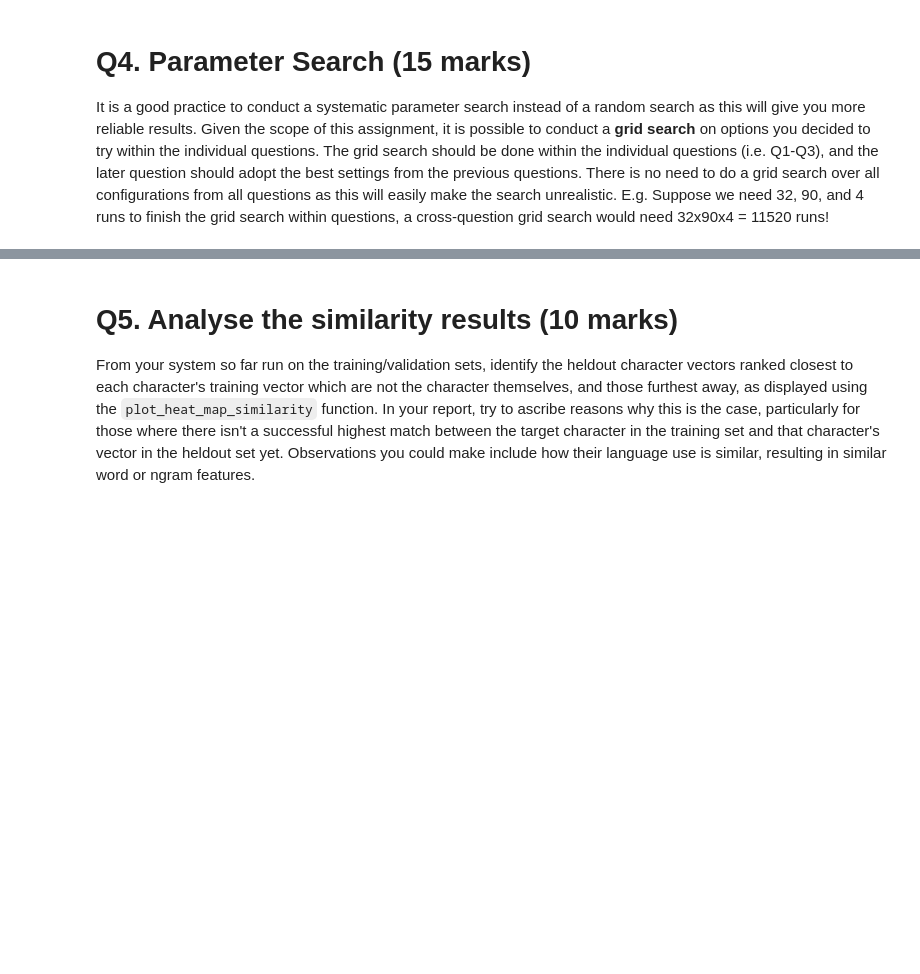
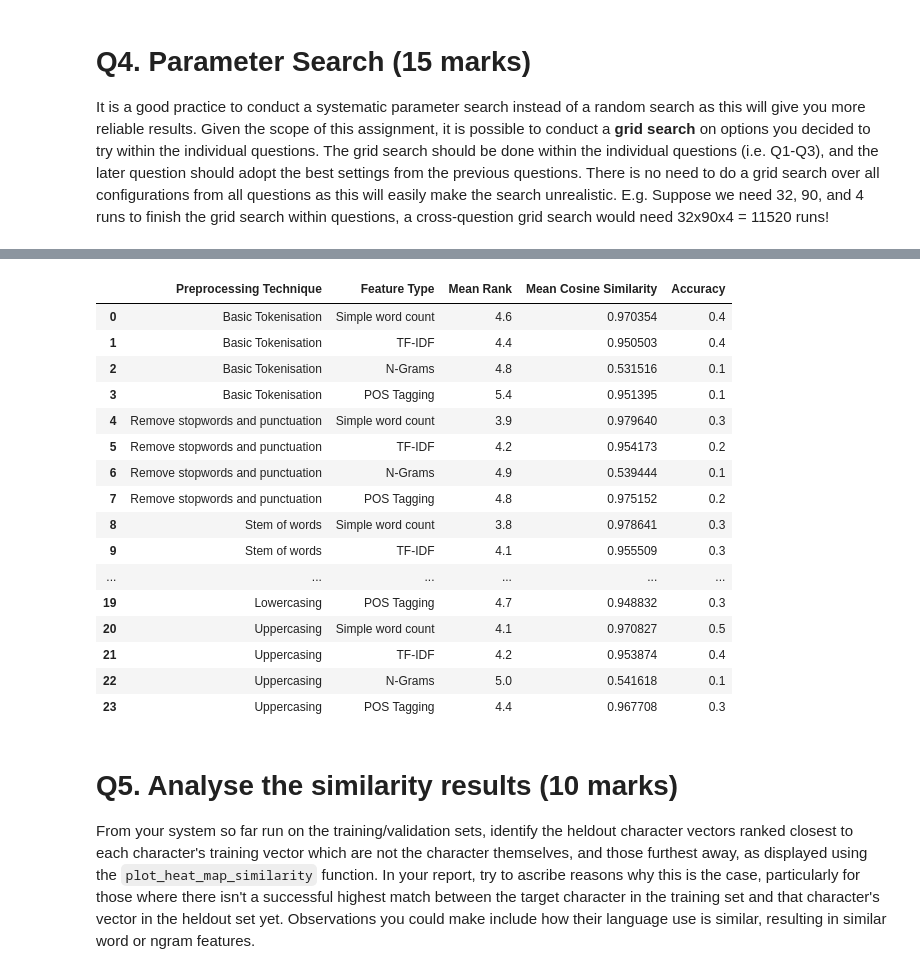
Before and after one commit to mhjp13/small-projects-ai, a Jupyter notebook: qmul/csp763/CW2/230382466-Bheki_Maenetja-CW2.ipynb, the cells around one changed output, grey strips where cells are left out. Cells and saved outputs as stored; diff of their text form; code cells hidden in the pictures; blank space fills up the shorter version.

```diff
--- a/qmul/csp763/CW2/230382466-Bheki_Maenetja-CW2.ipynb
+++ b/qmul/csp763/CW2/230382466-Bheki_Maenetja-CW2.ipynb
@@ -462,3 +496,61 @@ Adjust `create_character_document_from_dataframe` and the other functions approp
 # Q4. Parameter Search (15 marks)
 It is a good practice to conduct a systematic parameter search instead of a random search as this will give you more
 reliable results. Given the scope of this assignment, it is possible to conduct a **grid search** on options you decided to try within the individual questions. The grid search should be done within the individual questions (i.e. Q1-Q3), and the later question should adopt the best settings from the previous questions. There is no need to do a grid search over all configurations from all questions as this will easily make the search unrealistic. E.g. Suppose we need 32, 90, and 4 runs to finish the grid search within questions, a cross-question grid search would need 32x90x4 = 11520 runs!
+# %%
+pp_techniques = [0,1,2,3,4,5]
+feature_types = ["counts", "tf-idf", "n_grams", "pos"]
+combos = [(pp,ft) for pp in pp_techniques for ft in feature_types]
+
+mean_ranks = []
+cos_sims = []
+accuracies = []
+
+pp_names = []
+ft_names = []
+
+pp_map = [
+    'Basic Tokenisation',
+    'Remove stopwords and punctuation',
+    'Stem of words',
+    'Lemma of words',
+    'Lowercasing',
+    'Uppercasing',
+]
+
+ft_map = {
+    "counts": "Simple word count",
+    "tf-idf": "TF-IDF",
+    "n_grams": "N-Grams",
+    "pos": "POS Tagging",
+}
+
+train_character_docs = create_character_document_from_dataframe(train_data, max_line_count=300)
+val_character_docs = create_character_document_from_dataframe(val_data, max_line_count=30)
+
+for c in combos:
+    pp_names.append(pp_map[c[0]])
+    ft_names.append(ft_map[c[1]])
+
+    training_corpus = [(name, pre_process(doc, c[0])) for name, doc in sorted(train_character_docs.items())]
+    train_labels = [name for name, doc in training_corpus]
+    training_feature_matrix = create_document_matrix_from_corpus(training_corpus, fitting=True, method=c[1])
+
+    val_corpus = [(name, pre_process(doc, c[0])) for name, doc in sorted(val_character_docs.items())]
+    val_labels = [name for name, doc in val_corpus]
+    val_feature_matrix = create_document_matrix_from_corpus(val_corpus, fitting=False, method=c[1])
+
+    mean_rank, mean_cosine_similarity, acc, _ = compute_IR_evaluation_scores(training_feature_matrix, val_feature_matrix, train_labels, val_labels)
+    mean_ranks.append(mean_rank)
+    cos_sims.append(mean_cosine_similarity)
+    accuracies.append(acc)
+
+data = {
+    "Preprocessing Technique": pp_names,
+    "Feature Type": ft_names,
+    "Mean Rank": mean_ranks,
+    "Mean Cosine Similarity": cos_sims,
+    "Accuracy": accuracies,
+}
+
+pd.DataFrame(data=data)
+# %% [output]
@@ -465,3 +574,20 @@ reliable results. Given the scope of this assignment, it is possible to conduct
+|  | Preprocessing Technique | Feature Type | Mean Rank | Mean Cosine Similarity | Accuracy |
+| 0 | Basic Tokenisation | Simple word count | 4.6 | 0.970354 | 0.4 |
+| 1 | Basic Tokenisation | TF-IDF | 4.4 | 0.950503 | 0.4 |
+| 2 | Basic Tokenisation | N-Grams | 4.8 | 0.531516 | 0.1 |
+| 3 | Basic Tokenisation | POS Tagging | 5.4 | 0.951395 | 0.1 |
+| 4 | Remove stopwords and punctuation | Simple word count | 3.9 | 0.979640 | 0.3 |
+| 5 | Remove stopwords and punctuation | TF-IDF | 4.2 | 0.954173 | 0.2 |
+| 6 | Remove stopwords and punctuation | N-Grams | 4.9 | 0.539444 | 0.1 |
+| 7 | Remove stopwords and punctuation | POS Tagging | 4.8 | 0.975152 | 0.2 |
+| 8 | Stem of words | Simple word count | 3.8 | 0.978641 | 0.3 |
+| 9 | Stem of words | TF-IDF | 4.1 | 0.955509 | 0.3 |
+| ... | ... | ... | ... | ... | ... |
+| 19 | Lowercasing | POS Tagging | 4.7 | 0.948832 | 0.3 |
+| 20 | Uppercasing | Simple word count | 4.1 | 0.970827 | 0.5 |
+| 21 | Uppercasing | TF-IDF | 4.2 | 0.953874 | 0.4 |
+| 22 | Uppercasing | N-Grams | 5.0 | 0.541618 | 0.1 |
+| 23 | Uppercasing | POS Tagging | 4.4 | 0.967708 | 0.3 |
 # %% [markdown]
 # Q5. Analyse the similarity results (10 marks)
 From your system so far run on the training/validation sets, identify the heldout character vectors ranked closest to each character's training vector which are not the character themselves, and those furthest away, as displayed using the `plot_heat_map_similarity` function. In your report, try to ascribe reasons why this is the case, particularly for those where there isn't a successful highest match between the target character in the training set and that character's vector in the heldout set yet. Observations you could make include how their language use is similar, resulting in similar word or ngram features.
```
Also changed, not shown: parts of 10 cells of this notebook.
